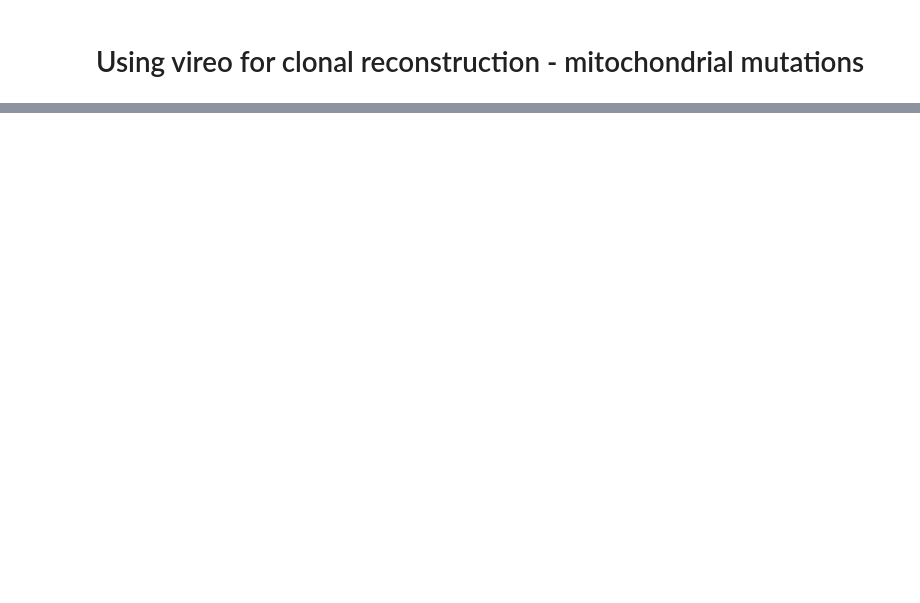
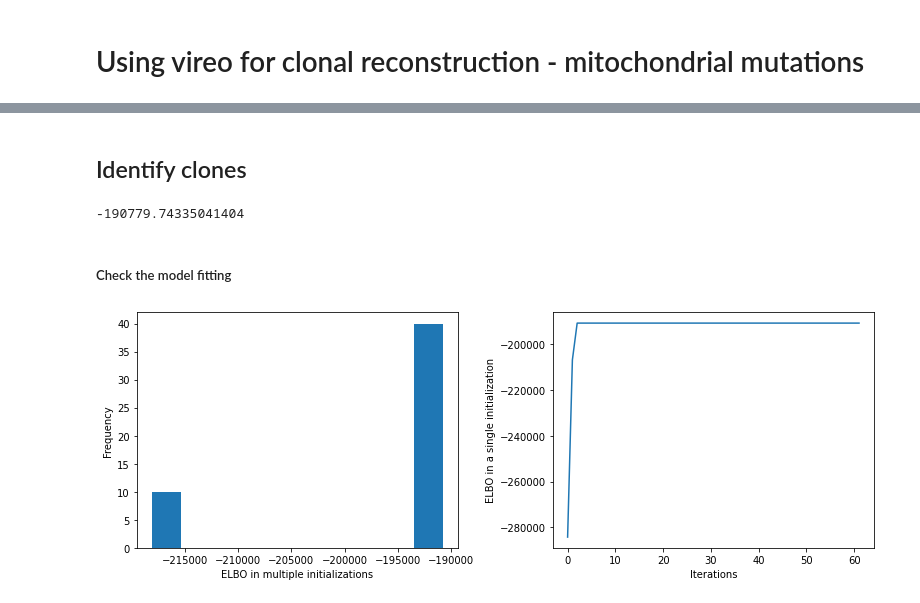
Before and after one commit to single-cell-genetics/vireo, a Jupyter notebook: examples/vireoSNP_clones.ipynb, the cells around one changed output, grey strips where cells are left out. Saved outputs shown, nothing was run; the diff lists cells and outputs as text; code cells hidden in the pictures; blank space fills up the shorter version.

```diff
--- a/examples/vireoSNP_clones.ipynb
+++ b/examples/vireoSNP_clones.ipynb
@@ -223,0 +27,2 @@ plt.show()
+# %% [markdown]
+## Identify clones
@@ -223,0 +31,24 @@ plt.show()
+# %%
+_model = BinomMixtureVB(n_var=AD.shape[0], n_cell=AD.shape[1], n_donor=3)
+_model.fit(AD, DP, min_iter=30, n_init=50)
+print(_model.ELBO_iters[-1])
+# %% [output]
+-190779.74335041404
+# %% [markdown]
+##### Check the model fitting
+# %%
+fig = plt.figure(figsize=(11, 4))
+plt.subplot(1, 2, 1)
+plt.hist(_model.ELBO_inits)
+plt.ylabel("Frequency")
+plt.xlabel("ELBO in multiple initializations")
+
+plt.subplot(1, 2, 2)
+plt.plot(_model.ELBO_iters)
+plt.xlabel("Iterations")
+plt.ylabel("ELBO in a single initialization")
+
+plt.tight_layout()
+plt.show()
+# %% [output]
+[figure, added]
```
Also changed, not shown: parts of 41 cells of this notebook, 7 other files.
